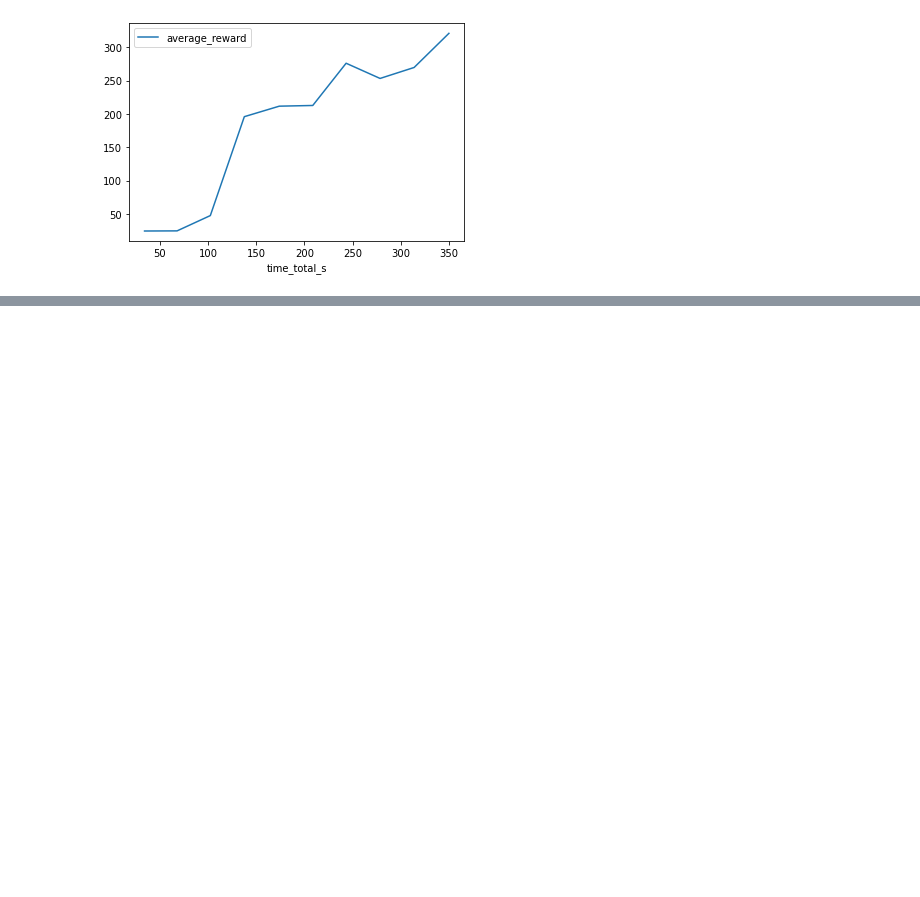
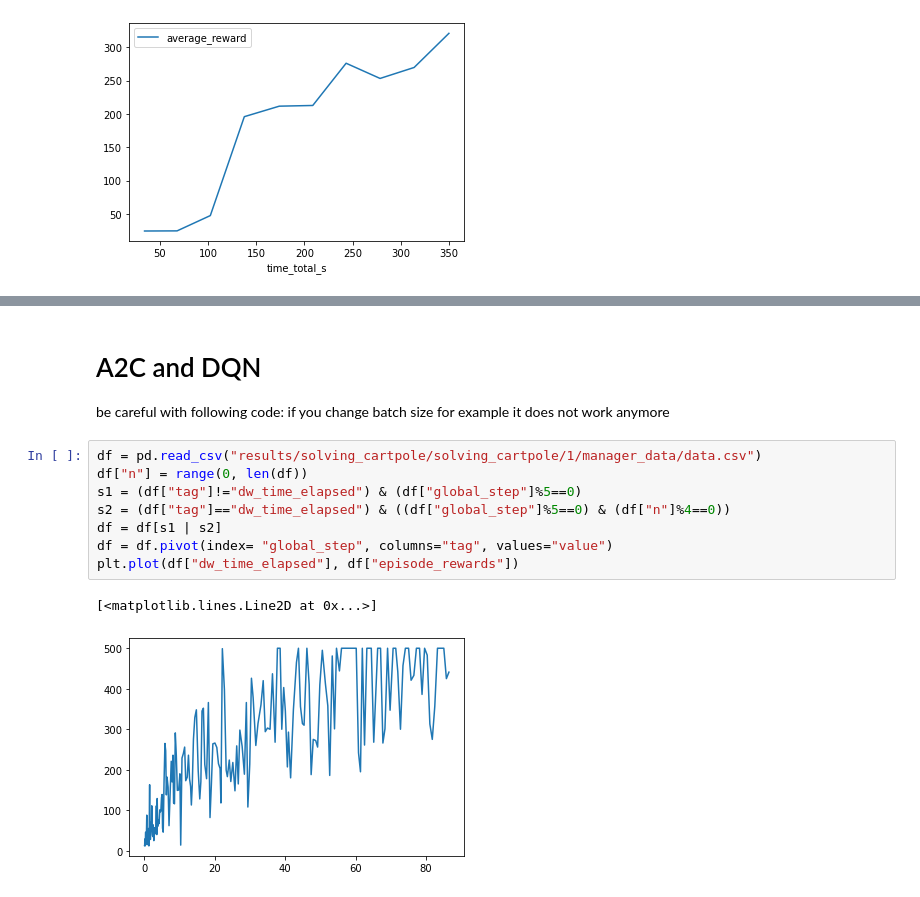
Before and after one commit to riccardodv/MirrorRL, a Jupyter notebook: analyse.ipynb, the cells around one changed output, grey strips where cells are left out. Saved outputs shown, nothing was run; the diff lists cells and outputs as text; blank space fills up the shorter version.

```diff
--- a/analyse.ipynb
+++ b/analyse.ipynb
@@ -34,0 +62,14 @@ plot(path,2000)
+# %% [markdown]
+# A2C and DQN
+be careful with following code: if you change batch size for example it does not work anymore
+# %%
+df = pd.read_csv("results/solving_cartpole/solving_cartpole/1/manager_data/data.csv")
+df["n"] = range(0, len(df))
+s1 = (df["tag"]!="dw_time_elapsed") & (df["global_step"]%5==0)
+s2 = (df["tag"]=="dw_time_elapsed") & ((df["global_step"]%5==0) & (df["n"]%4==0))
+df = df[s1 | s2]
+df = df.pivot(index= "global_step", columns="tag", values="value")
+plt.plot(df["dw_time_elapsed"], df["episode_rewards"])
+# %% [output]
+[<matplotlib.lines.Line2D at 0x...>]
+[figure, added]
```
Also changed, not shown: parts of 5 cells of this notebook.
